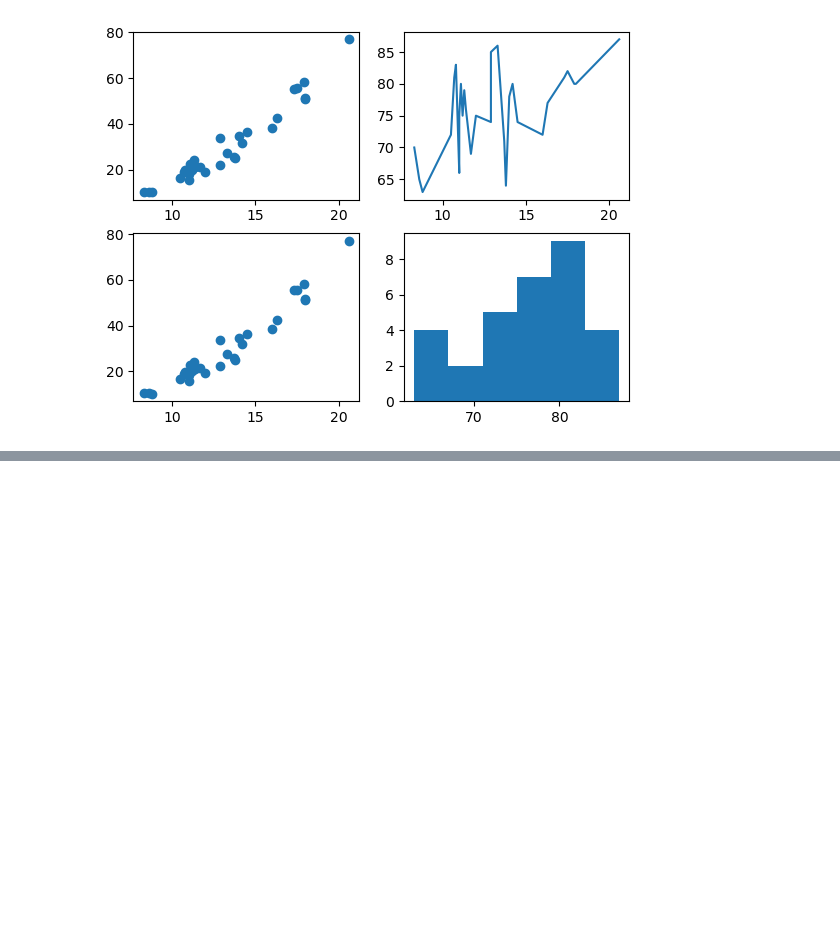
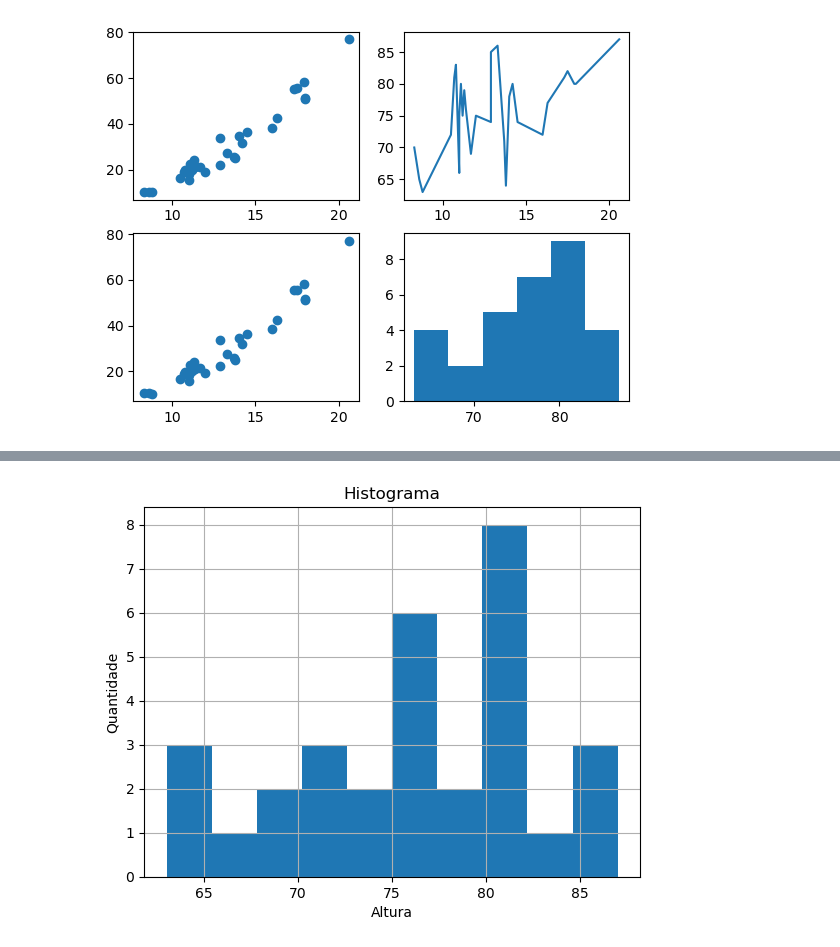
Before and after one commit to eduardonicioli/mineracao_dados, a Jupyter notebook: visualizacao.ipynb, the cells around one changed output, grey strips where cells are left out. Cells and saved outputs as stored; diff of their text form; code cells hidden in the pictures; blank space fills up the shorter version.

```diff
--- a/visualizacao.ipynb
+++ b/visualizacao.ipynb
@@ -84,0 +99,8 @@ plt.hist(base.iloc[:,1], bins=6)
+# %%
+plt.hist(base.Height, bins=10)
+plt.title('Histograma')
+plt.xlabel('Altura')
+plt.ylabel('Quantidade')
+plt.grid()
+# %% [output]
+[figure, added]
```
Also changed, not shown: parts of 3 cells of this notebook, 3 other files.
